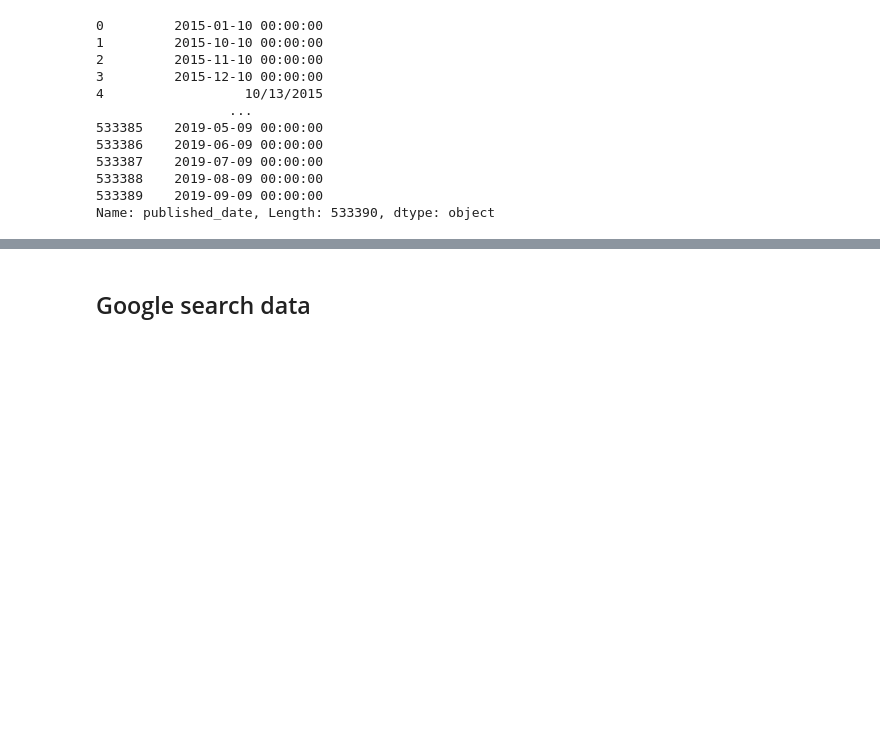
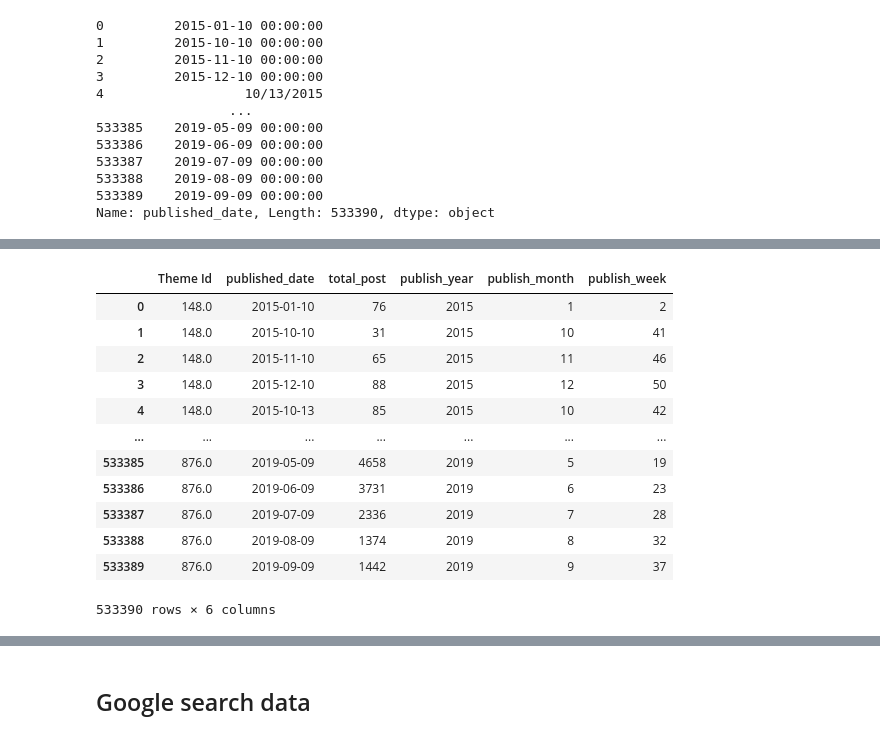
Before and after one commit to Akshara-416/sales_prediction, a Jupyter notebook: src/data/data_exploration.ipynb, the cells around one changed output, grey strips where cells are left out. Cells and saved outputs as stored; diff of their text form; code cells hidden in the pictures; blank space fills up the shorter version.

```diff
--- a/src/data/data_exploration.ipynb
+++ b/src/data/data_exploration.ipynb
@@ -70,4 +71,4 @@ df_sm['published_date']
 533389    2019-09-09 00:00:00
 Name: published_date, Length: 533390, dtype: object
 # %%
-df_sm['published_date'] = df_sm['published_date'].apply(lambda x: x.strftime('%m/%d/%Y') if type(x)!=str else x)
+df_sm['published_date'] = df_sm['published_date'].apply(lambda x: datetime.strptime(x,'%m/%d/%Y') if type(x)==str else x)
@@ -86,0 +90,20 @@ Name: published_date, Length: 533390, dtype: object
+# %%
+df_sm['publish_year'] = df_sm['published_date'].apply(lambda x:x.year)
+df_sm['publish_month'] = df_sm['published_date'].apply(lambda x:x.month)
+df_sm['publish_week'] = df_sm['published_date'].apply(lambda x:x.isocalendar()[1])
+# %%
+df_sm
+# %% [output]
+|  | Theme Id | published_date | total_post | publish_year | publish_month | publish_week |
+| 0 | 148.0 | 2015-01-10 | 76 | 2015 | 1 | 2 |
+| 1 | 148.0 | 2015-10-10 | 31 | 2015 | 10 | 41 |
+| 2 | 148.0 | 2015-11-10 | 65 | 2015 | 11 | 46 |
+| 3 | 148.0 | 2015-12-10 | 88 | 2015 | 12 | 50 |
+| 4 | 148.0 | 2015-10-13 | 85 | 2015 | 10 | 42 |
+| ... | ... | ... | ... | ... | ... | ... |
+| 533385 | 876.0 | 2019-05-09 | 4658 | 2019 | 5 | 19 |
+| 533386 | 876.0 | 2019-06-09 | 3731 | 2019 | 6 | 23 |
+| 533387 | 876.0 | 2019-07-09 | 2336 | 2019 | 7 | 28 |
+| 533388 | 876.0 | 2019-08-09 | 1374 | 2019 | 8 | 32 |
+| 533389 | 876.0 | 2019-09-09 | 1442 | 2019 | 9 | 37 |
+533390 rows × 6 columns
```
Also changed, not shown: parts of 11 cells of this notebook.
